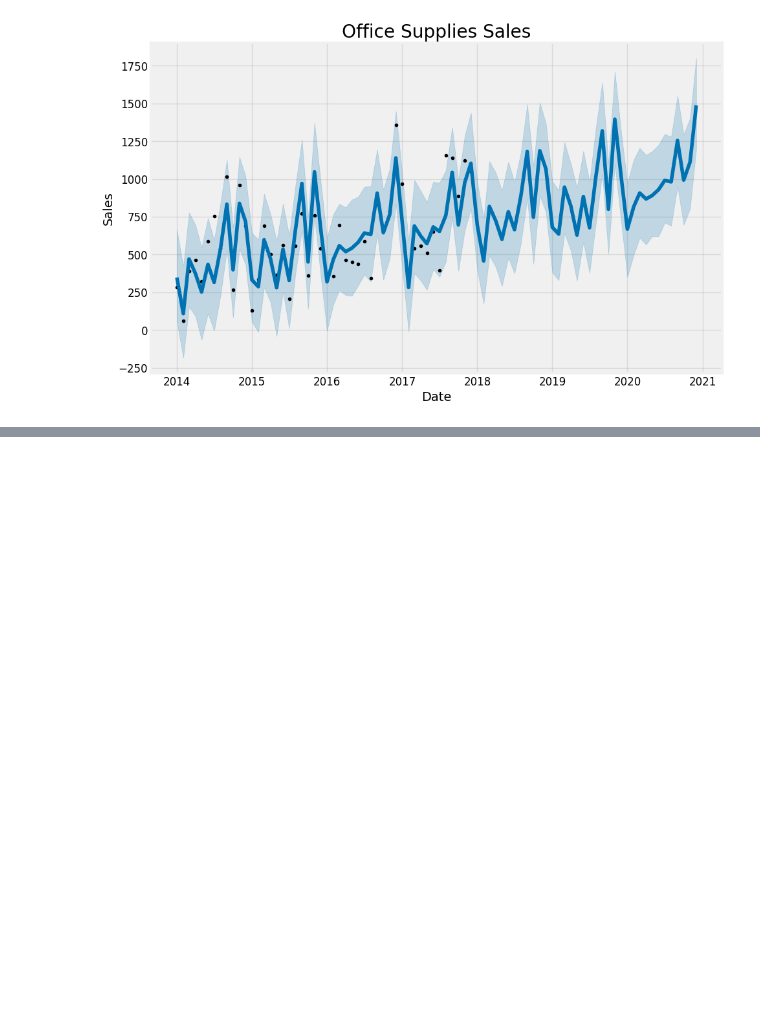
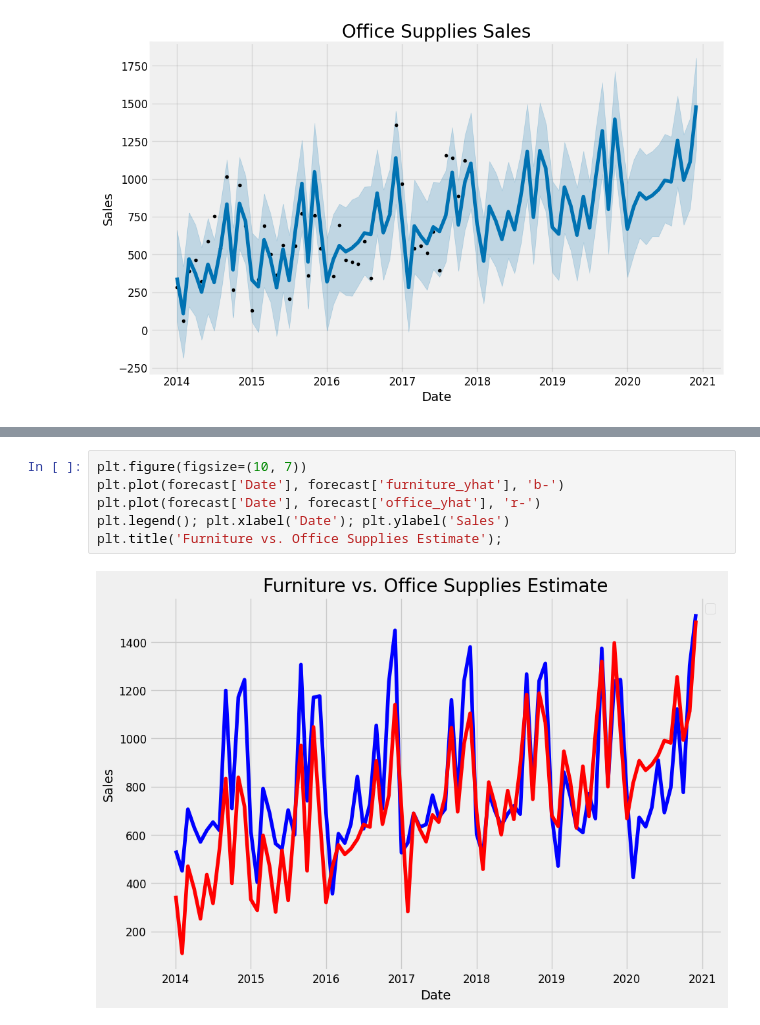
Before and after one commit to Taoheed-O/Time-Series-A, a Jupyter notebook: time_series_forecasting.ipynb, the cells around one changed output, grey strips where cells are left out. Drawn from its saved outputs; the diff is of its cells as text; blank space fills up the shorter version.

```diff
--- a/time_series_forecasting.ipynb
+++ b/time_series_forecasting.ipynb
@@ -306,0 +335,8 @@ plt.title('Office Supplies Sales');
+# %%
+plt.figure(figsize=(10, 7))
+plt.plot(forecast['Date'], forecast['furniture_yhat'], 'b-')
+plt.plot(forecast['Date'], forecast['office_yhat'], 'r-')
+plt.legend(); plt.xlabel('Date'); plt.ylabel('Sales')
+plt.title('Furniture vs. Office Supplies Estimate');
+# %% [output]
+[figure, added]
```
Also changed, not shown: parts of 5 cells of this notebook.
